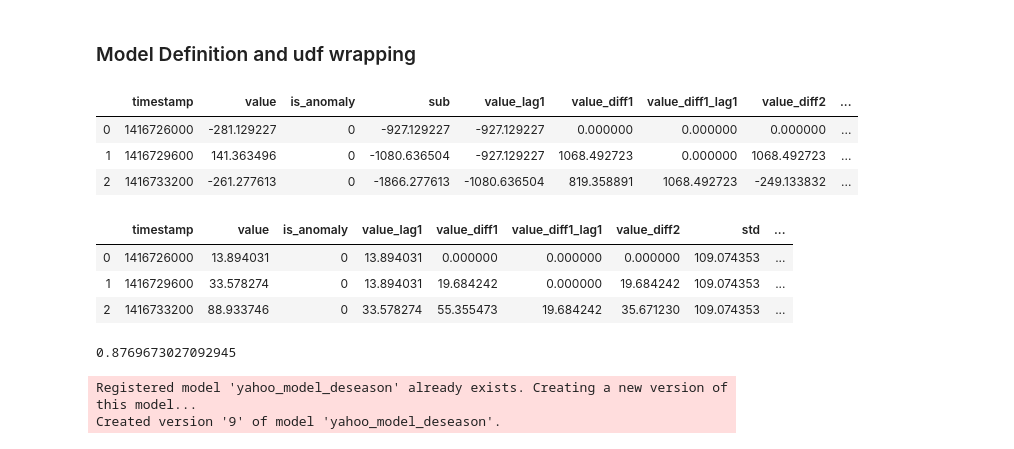
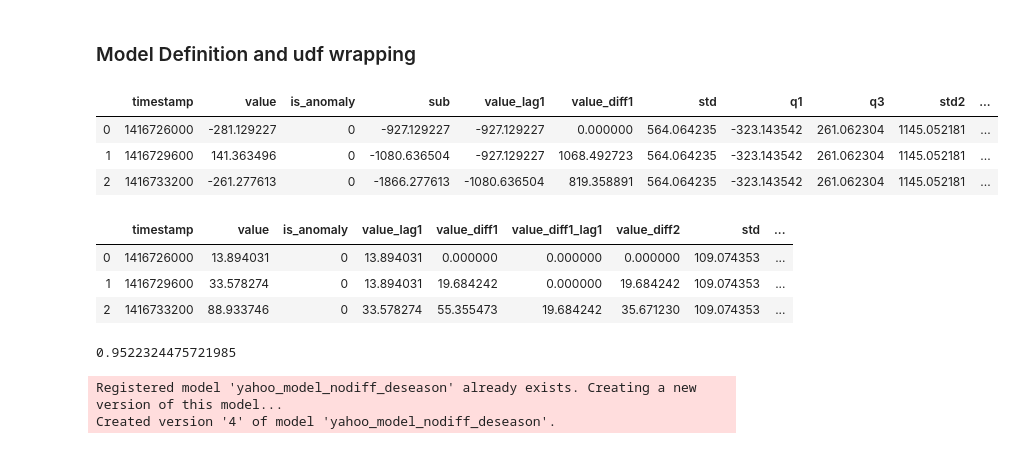
Before and after one commit to Teetertater/anomaly_detection_practice, a Jupyter notebook: yahoo_de-season.ipynb, the cells around one changed output. Saved outputs shown, nothing was run; the diff lists cells and outputs as text; code cells hidden in the pictures.

Commit message:
Added FFT de-seasoning, removed differencing step from data prep, updated README
Best result with FFT, 0.989 AUC!

```diff
--- a/yahoo_de-season.ipynb
+++ b/yahoo_de-season.ipynb
@@ -193,28 +186,26 @@ def prepare_df(df: DataFrame) -> DataFrame:
                                               .otherwise(outdf.value - outdf.value_lag1)))
 
     #2nd difference
-    outdf = outdf.withColumn("value_diff1_lag1", F.lag(F.col("value_diff1")).over(ts_window))
-    outdf = (outdf.withColumn("value_diff2", F.when(F.isnull(outdf.value_diff1 - outdf.value_diff1_lag1), 0)
-                                              .otherwise(outdf.value_diff1 - outdf.value_diff1_lag1)))
+    #outdf = outdf.withColumn("value_diff1_lag1", F.lag(F.col("value_diff1")).over(ts_window))
+    #outdf = (outdf.withColumn("value_diff2", F.when(F.isnull(outdf.value_diff1 - outdf.value_diff1_lag1), 0)
+    #                                          .otherwise(outdf.value_diff1 - outdf.value_diff1_lag1)))
 
     #outdf = outdf.na.fill(0)
     # Use backfill instead of na
     bf_window = Window.orderBy('timestamp').rowsBetween(0, sys.maxsize)
-    outdf = (outdf.withColumn('value_lag1', F.first(outdf['value_lag1'], ignorenulls=True).over(bf_window))
-                  .withColumn('value_diff1_lag1', F.first(outdf['value_diff1_lag1'], ignorenulls=True).over(bf_window)))
+    outdf = (outdf.withColumn('value_lag1', F.first(outdf['value_lag1'], ignorenulls=True).over(bf_window)))
+                  #.withColumn('value_diff1_lag1', F.first(outdf['value_diff1_lag1'], ignorenulls=True).over(bf_window)))
 
-    quantiles = outdf.approxQuantile("value_diff1", [0.25,0.75],0.05)
-    outdf = (outdf.join(outdf.agg(F.stddev(F.col("value_diff1")).alias("std")))
+    quantiles = outdf.approxQuantile("sub", [0.25,0.75],0.05)
+    outdf = (outdf.join(outdf.agg(F.stddev(F.col("sub")).alias("std")))
                   .withColumn("q1", F.lit(quantiles[0]))
                   .withColumn("q3", F.lit(quantiles[1])))
 
-    quantiles = outdf.approxQuantile("value_diff2", [0.25,0.75],0.05)
-    outdf = (outdf.join(outdf.agg(F.stddev(F.col("value_diff2")).alias("std2")))
+    quantiles = outdf.approxQuantile("value_diff1", [0.25,0.75],0.05)
+    outdf = (outdf.join(outdf.agg(F.stddev(F.col("value_diff1")).alias("std2")))
               .withColumn("q1_2", F.lit(quantiles[0]))
               .withColumn("q3_2", F.lit(quantiles[1])))
 
-
-
     return outdf
 # %%
 prepare_df(df0).limit(3).toPandas()
@@ -243,7 +234,7 @@ test_df = reduce(DataFrame.unionAll, prepared_test_dfs)
 ### Model Definition and udf wrapping
 # %%
 def predict_from_quants(value_diff1: float, q1: float, q3: float, value_diff2: float, q1_2: float, q3_2: float) -> float:
-    threshold, threshold2 = (3.4, 1.5)
+    threshold, threshold2 = (1, 3)
     Q1, Q1_2 = (float(q1), float(q1_2))
     Q3, Q3_2 = (float(q3), float(q3_2))
     IQR, IQR_2 = (Q3 - Q1, Q3_2 - Q1_2)
@@ -269,12 +260,12 @@ def apply_prediction_saved(df: DataFrame, model_path: str = "models:/yahoo_model
     prediction_udf = mlflow.pyfunc.spark_udf(spark, model_path)
     return df.withColumn('prediction', prediction_udf(*columns))
 # %%
-apply_prediction(prepare_df(df0), predict_from_quants, ["value_diff1", "q1", "q3", "value_diff2", "q1_2", "q3_2"]).limit(3).toPandas()
+apply_prediction(prepare_df(df0), predict_from_quants, ["sub", "q1", "q3", "value_diff1", "q1_2", "q3_2"]).limit(3).toPandas()
 # %% [output]
-|  | timestamp | value | is_anomaly | sub | value_lag1 | value_diff1 | value_diff1_lag1 | value_diff2 | ... |
-| 0 | 1416726000 | -281.129227 | 0 | -927.129227 | -927.129227 | 0.000000 | 0.000000 | 0.000000 | ... |
-| 1 | 1416729600 | 141.363496 | 0 | -1080.636504 | -927.129227 | 1068.492723 | 0.000000 | 1068.492723 | ... |
-| 2 | 1416733200 | -261.277613 | 0 | -1866.277613 | -1080.636504 | 819.358891 | 1068.492723 | -249.133832 | ... |
+|  | timestamp | value | is_anomaly | sub | value_lag1 | value_diff1 | std | q1 | q3 | std2 | ... |
+| 0 | 1416726000 | -281.129227 | 0 | -927.129227 | -927.129227 | 0.000000 | 564.064235 | -323.143542 | 261.062304 | 1145.052181 | ... |
+| 1 | 1416729600 | 141.363496 | 0 | -1080.636504 | -927.129227 | 1068.492723 | 564.064235 | -323.143542 | 261.062304 | 1145.052181 | ... |
+| 2 | 1416733200 | -261.277613 | 0 | -1866.277613 | -1080.636504 | 819.358891 | 564.064235 | -323.143542 | 261.062304 | 1145.052181 | ... |
 # %%
 apply_prediction_saved(prepare_df(df0)).limit(3).toPandas()
 # %% [output]
@@ -284,13 +275,13 @@ apply_prediction_saved(prepare_df(df0)).limit(3).toPandas()
 | 2 | 1416733200 | 88.933746 | 0 | 33.578274 | 55.355473 | 19.684242 | 35.671230 | 109.074353 | ... |
 # %%
 evaluator = BinaryClassificationEvaluator().setRawPredictionCol("prediction").setLabelCol("is_anomaly")
-result = evaluator.evaluate(apply_prediction(test_df, predict_from_quants, ["value_diff1", "q1", "q3", "value_diff2", "q1_2", "q3_2"]))
+result = evaluator.evaluate(apply_prediction(test_df, predict_from_quants, ["sub", "q1", "q3", "value_diff1", "q1_2", "q3_2"]))
 print(result)
 log_artifact("yahoo.ipynb", "jup_logs")
-log_param("type", "quantile_deseason")
+log_param("type", "quantile_nodiff_deseason")
 log_param("na_fill_type", "backfill")
-log_param("threshold1", str(3.4))
-log_param("threshold2", str(1.5))
+log_param("threshold1", str(1))
+log_param("threshold2", str(3))
 log_metric("AreaUnderROC", result)
 
 """
@@ -299,11 +290,11 @@ The consequences of this are that useful model versions iterate by 2, and every
 """
 mlflow.pyfunc.log_model(
             python_model=UDFWrapper(),
-            registered_model_name="yahoo_model_deseason",
+            registered_model_name="yahoo_model_nodiff_deseason",
             artifact_path="yahoo_models"
         )
 mlflow.end_run()
 # %% [output]
-0.8769673027092945
+0.9522324475721985
-Registered model 'yahoo_model_deseason' already exists. Creating a new version of this model...
-Created version '9' of model 'yahoo_model_deseason'.
+Registered model 'yahoo_model_nodiff_deseason' already exists. Creating a new version of this model...
+Created version '4' of model 'yahoo_model_nodiff_deseason'.
```
Also changed, not shown: parts of 10 cells of this notebook, 3 other files.
